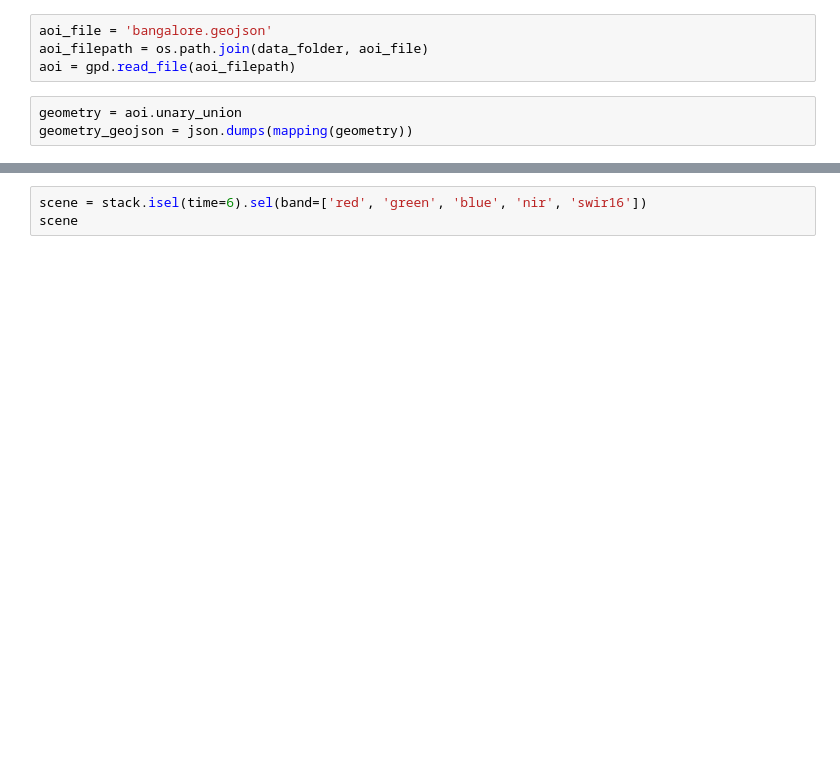
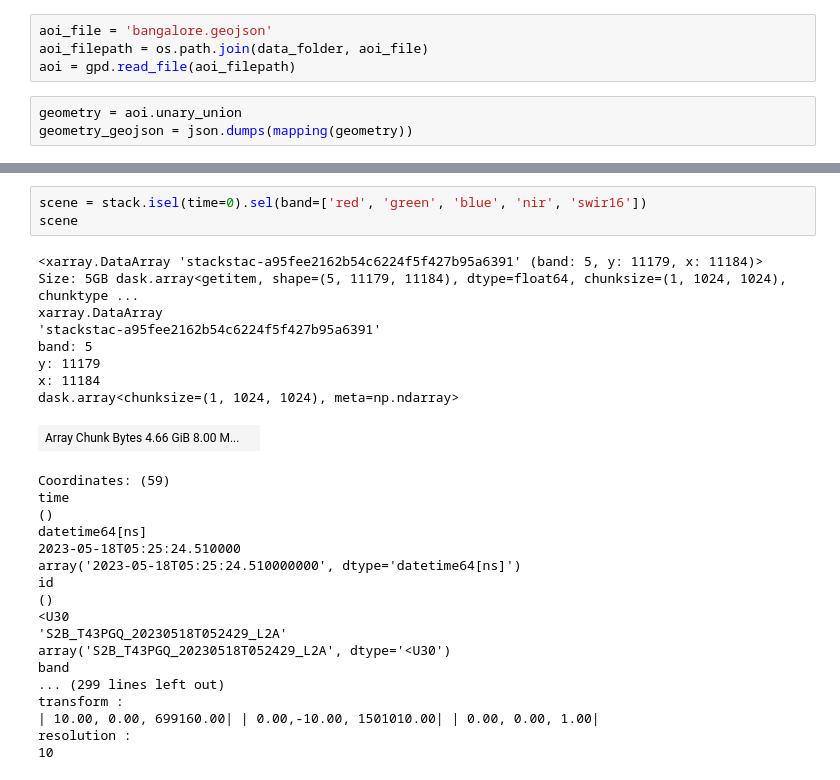
Before and after one commit to spatialthoughts/python-tutorials, a Jupyter notebook: stac_query_and_computation.ipynb, the cells around one changed output, grey strips where cells are left out. Saved outputs shown, nothing was run; the diff lists cells and outputs as text; blank space fills up the shorter version.

```diff
--- a/stac_query_and_computation.ipynb
+++ b/stac_query_and_computation.ipynb
@@ -89,6 +128,32 @@ stack
 # %%
-scene = stack.isel(time=6).sel(band=['red', 'green', 'blue', 'nir', 'swir16'])
+scene = stack.isel(time=0).sel(band=['red', 'green', 'blue', 'nir', 'swir16'])
 scene
+# %% [output]
+<xarray.DataArray 'stackstac-a95fee2162b54c6224f5f427b95a6391' (band: 5, y: 11179, x: 11184)> Size: 5GB dask.array<getitem, shape=(5, 11179, 11184), dtype=float64, chunksize=(1, 1024, 1024), chunktype ...
+xarray.DataArray
+'stackstac-a95fee2162b54c6224f5f427b95a6391'
+band: 5
+y: 11179
+x: 11184
+dask.array<chunksize=(1, 1024, 1024), meta=np.ndarray>
+| Array Chunk Bytes 4.66 GiB 8.00 M... |  |
+Coordinates: (59)
+time
+()
+datetime64[ns]
+2023-05-18T05:25:24.510000
+array('2023-05-18T05:25:24.510000000', dtype='datetime64[ns]')
+id
+()
+<U30
+'S2B_T43PGQ_20230518T052429_L2A'
+array('S2B_T43PGQ_20230518T052429_L2A', dtype='<U30')
+band
+... (299 lines left out)
+transform :
+| 10.00, 0.00, 699160.00| | 0.00,-10.00, 1501010.00| | 0.00, 0.00, 1.00|
+resolution :
+10
 # %%
 geometry = aoi.to_crs(scene.rio.crs).geometry
 clipped = scene.rio.clip(geometry)
```
Also changed, not shown: parts of 13 cells of this notebook.
